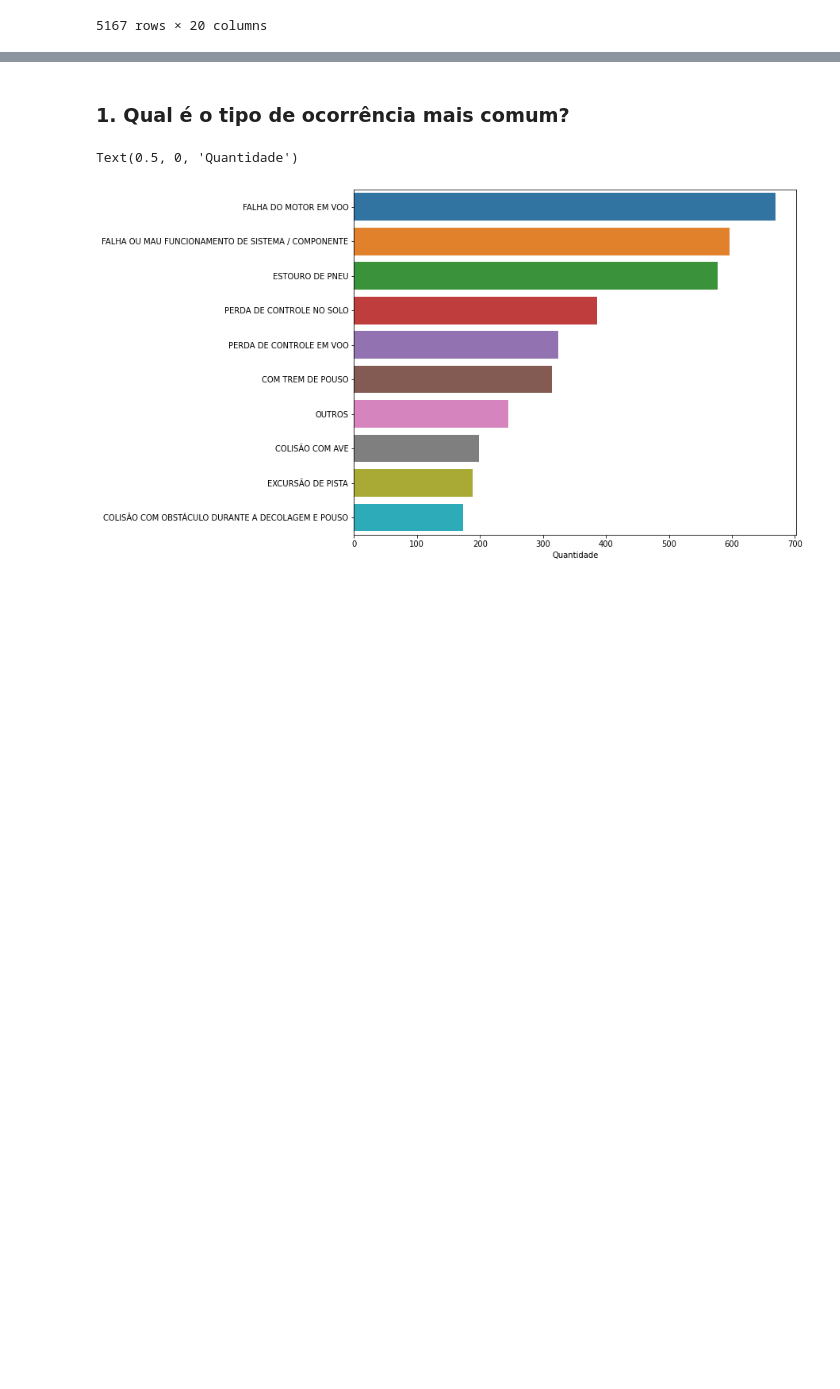
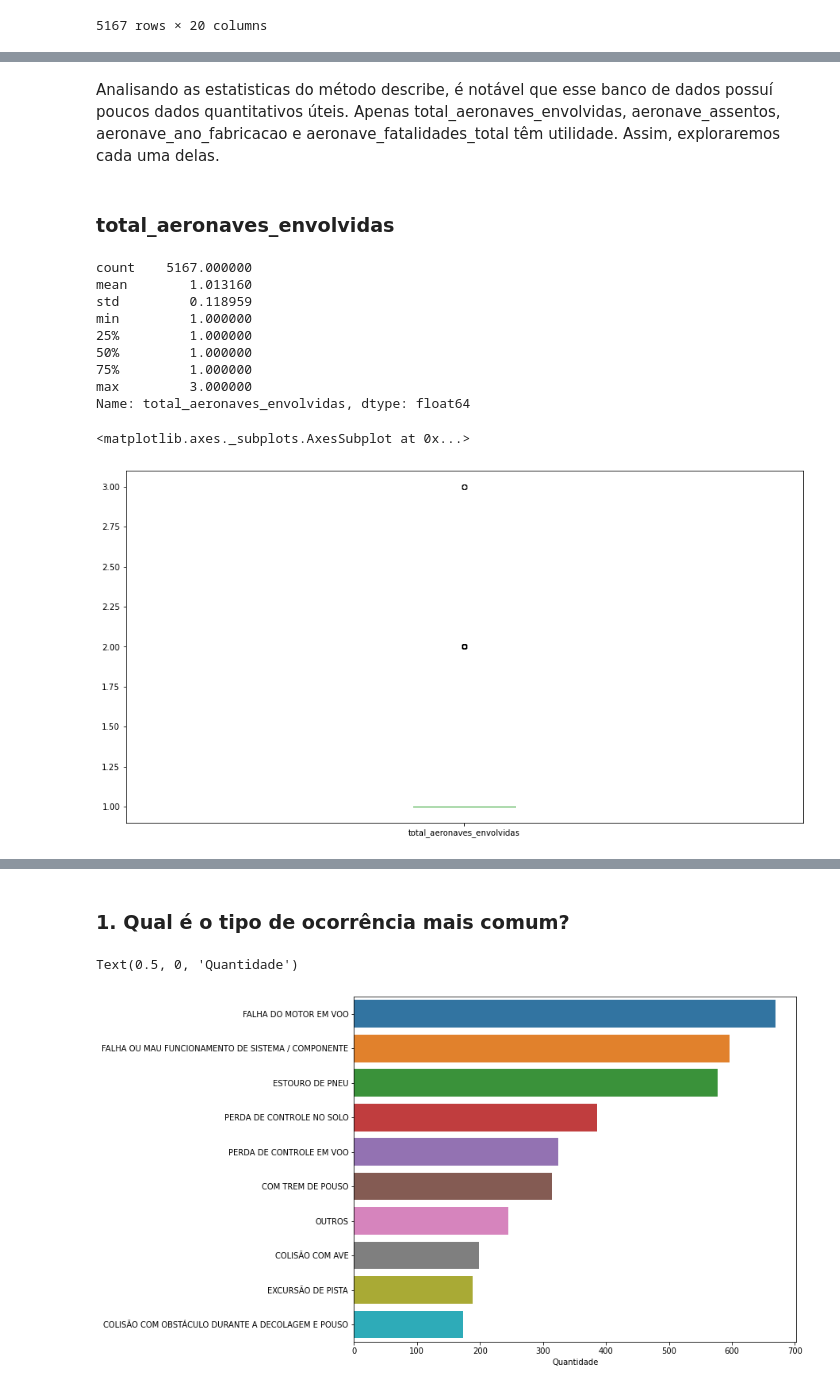
Before and after one commit to MarcosVeniciu/Trabalho-Pratico-Introducao-a-Ciencia-dos-Dados, a Jupyter notebook: cenipa.ipynb, the cells around one changed output, grey strips where cells are left out. Cells and saved outputs as stored; diff of their text form; code cells hidden in the pictures; blank space fills up the shorter version.

```diff
--- a/cenipa.ipynb
+++ b/cenipa.ipynb
@@ -202,0 +278,19 @@ df_ocorrencia
+# %% [markdown]
+Analisando as estatisticas do método describe, é notável que esse banco de dados possuí poucos dados quantitativos úteis. Apenas total_aeronaves_envolvidas, aeronave_assentos, aeronave_ano_fabricacao e	aeronave_fatalidades_total têm utilidade. Assim, exploraremos cada uma delas.
+# %% [markdown]
+### total_aeronaves_envolvidas
+# %%
+print(df_ocorrencia['total_aeronaves_envolvidas'].describe())
+df_ocorrencia['total_aeronaves_envolvidas'].plot.box(figsize=(15,8))
+# %% [output]
+count    5167.000000
+mean        1.013160
+std         0.118959
+min         1.000000
+25%         1.000000
+50%         1.000000
+75%         1.000000
+max         3.000000
+Name: total_aeronaves_envolvidas, dtype: float64
+<matplotlib.axes._subplots.AxesSubplot at 0x...>
+[figure, added]
```
Also changed, not shown: parts of 32 cells of this notebook.
